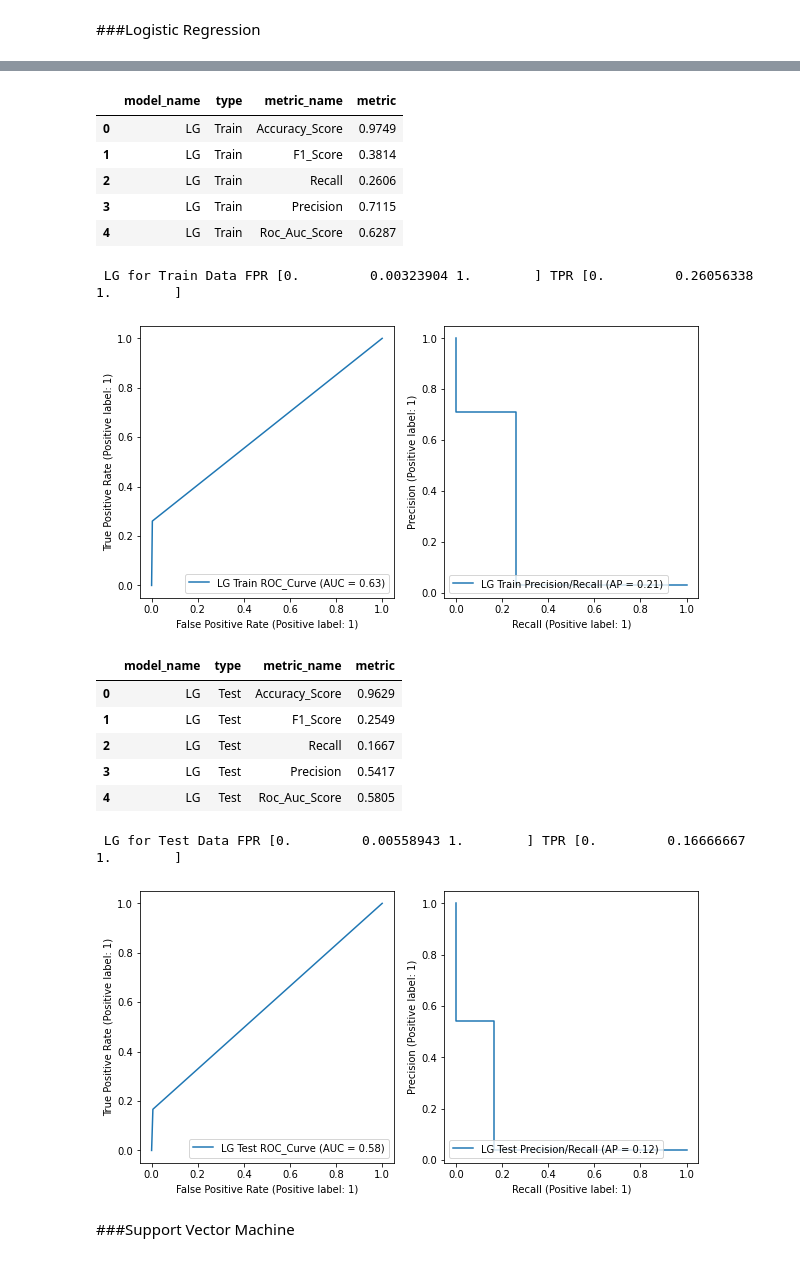
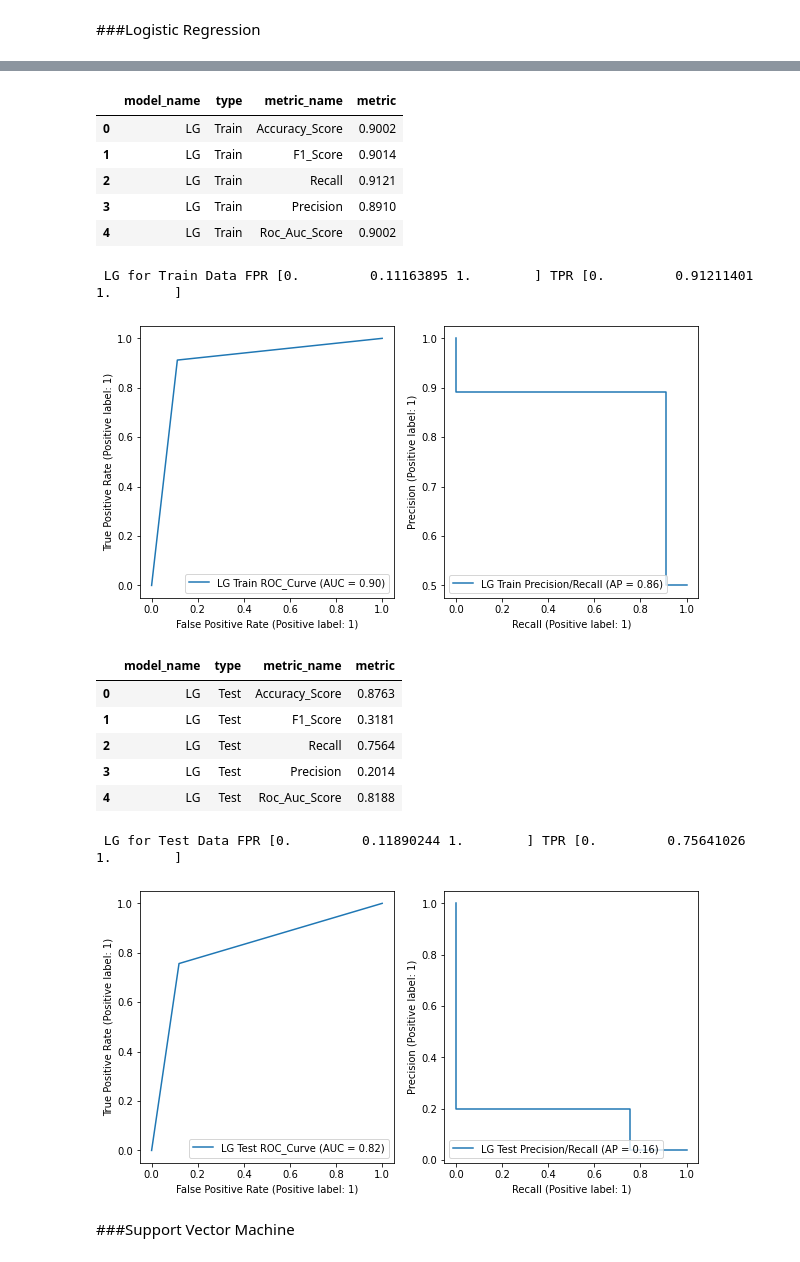
Before and after one commit to spros1/TaiwaneseBankruptcyPrediction, a Jupyter notebook: TaiwaneseBankruptcyPrediction.ipynb, the cells around one changed output, grey strips where cells are left out. Cells and saved outputs as stored; diff of their text form; code cells hidden in the pictures.

```diff
--- a/TaiwaneseBankruptcyPrediction.ipynb
+++ b/TaiwaneseBankruptcyPrediction.ipynb
@@ -203,0 +201,12 @@ Split our target from our predictors and train test split in order to leave a sa
+# %%
+sm = SMOTE(
+    sampling_strategy='auto' ,  # samples only the minority class
+    random_state     = 42    ,  # for reproducibility
+    k_neighbors      = 5     ,
+    n_jobs           = 4
+)
+
+X_resampled_smote, y_resampled_smote = sm.fit_resample(X_train, y_train)
+
+# size of undersampled data
+X_resampled_smote.shape, y_resampled_smote.shape
@@ -232,7 +243,7 @@ def run_model (model, model_name):
 
   pipe = Pipeline(steps= [(model_name, model)])
   start = time()
-  fitted_model = pipe.fit(X_train, y_train)
+  fitted_model = pipe.fit(X_resampled_smote, y_resampled_smote)
   end = time()
   runtime = round((end - start),4)
   print(f"{model_name} took {runtime} seconds or {round((runtime/60),4)} minutes to run.")
@@ -278,14 +289,14 @@ def evaluating_model (y_true, y_pred, model_name, train_test):
 # %%
 # Logistic Regression run
 lr_model, lr_runtime = run_model(LogisticRegression(max_iter=400), 'Logistic_Regression')
-train_pred_lr = prediction(lr_model, X_train)
+train_pred_lr = prediction(lr_model, X_resampled_smote)
 test_pred_lr = prediction(lr_model, X_test)
 
 # Logistic Regression Evaluation
 print("\n")
-LG_train = evaluating_model(y_train, train_pred_lr, 'LG', 'Train')
+LG_train = evaluating_model(y_resampled_smote, train_pred_lr, 'LG', 'Train')
 print("\n")
-eval_classification(train_pred_lr, y_train, X_train, 'LG', 'Train')
+eval_classification(train_pred_lr, y_resampled_smote, X_resampled_smote, 'LG', 'Train')
 
 print("\n")
 LG_test = evaluating_model(y_test, test_pred_lr, 'LG', 'Test')
@@ -296,19 +307,19 @@ Logistic_Regression took 0.2215 seconds or 0.0037 minutes to run.
 |  | model_name | type | metric_name | metric |
-| 0 | LG | Train | Accuracy_Score | 0.9749 |
-| 1 | LG | Train | F1_Score | 0.3814 |
-| 2 | LG | Train | Recall | 0.2606 |
-| 3 | LG | Train | Precision | 0.7115 |
-| 4 | LG | Train | Roc_Auc_Score | 0.6287 |
+| 0 | LG | Train | Accuracy_Score | 0.9002 |
+| 1 | LG | Train | F1_Score | 0.9014 |
+| 2 | LG | Train | Recall | 0.9121 |
+| 3 | LG | Train | Precision | 0.8910 |
+| 4 | LG | Train | Roc_Auc_Score | 0.9002 |
- LG for Train Data FPR [0.         0.00323904 1.        ] TPR [0.         0.26056338 1.        ]
+ LG for Train Data FPR [0.         0.11163895 1.        ] TPR [0.         0.91211401 1.        ]
-[figure, old version]
+[figure, new version]
 |  | model_name | type | metric_name | metric |
-| 0 | LG | Test | Accuracy_Score | 0.9629 |
-| 1 | LG | Test | F1_Score | 0.2549 |
-| 2 | LG | Test | Recall | 0.1667 |
-| 3 | LG | Test | Precision | 0.5417 |
-| 4 | LG | Test | Roc_Auc_Score | 0.5805 |
+| 0 | LG | Test | Accuracy_Score | 0.8763 |
+| 1 | LG | Test | F1_Score | 0.3181 |
+| 2 | LG | Test | Recall | 0.7564 |
+| 3 | LG | Test | Precision | 0.2014 |
+| 4 | LG | Test | Roc_Auc_Score | 0.8188 |
- LG for Test Data FPR [0.         0.00558943 1.        ] TPR [0.         0.16666667 1.        ]
+ LG for Test Data FPR [0.         0.11890244 1.        ] TPR [0.         0.75641026 1.        ]
-[figure, old version]
+[figure, new version]
 # %% [markdown]
 ###Support Vector Machine
 # %%
```
Also changed, not shown: parts of 14 cells of this notebook.
